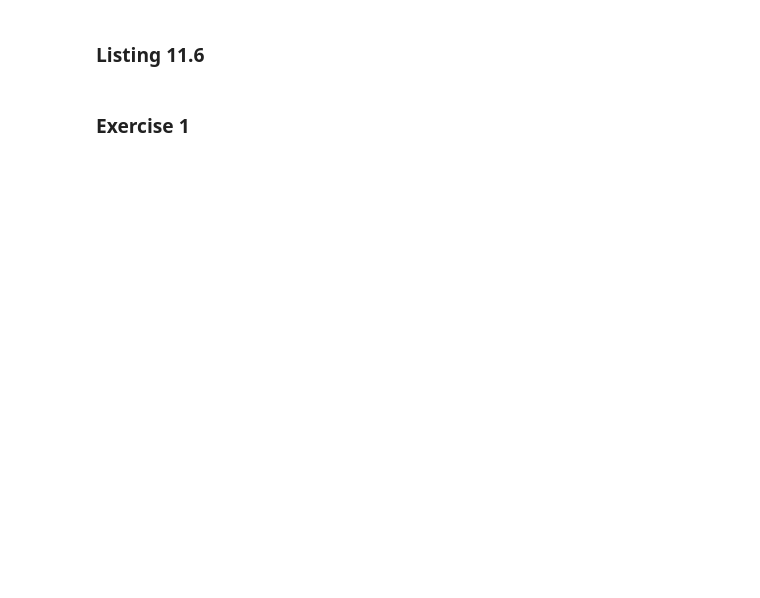
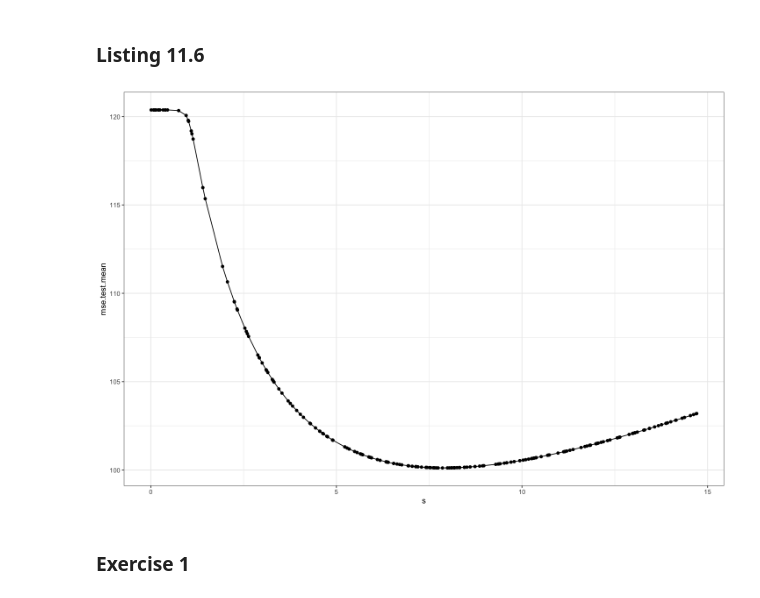
Before and after one commit to brainvat/Hefin-I-Rhys-Machine-Learning-with-R-the-tidyverse-and-mlr, a Jupyter notebook: chapter_11/Chapter 11 - Preventing overfitting with ridge regression LASSO and elastic net.ipynb, the cells around one changed output. Cells and saved outputs as stored; diff of their text form; code cells hidden in the pictures; blank space fills up the shorter version.

```diff
--- a/chapter_11/Chapter 11 - Preventing overfitting with ridge regression LASSO and elastic net.ipynb
+++ b/chapter_11/Chapter 11 - Preventing overfitting with ridge regression LASSO and elastic net.ipynb
@@ -57,12 +102,12 @@ plotFilterValues(filterVals) + theme_bw()
 ### Listing 11.5
 # %%
 ridgeParamSpace <- makeParamSet(
-    nameNumericParam("s", lower = 0, upper = 15))
+    makeNumericParam("s", lower = 0, upper = 15))
 randSearch <- makeTuneControlRandom(maxit = 200)
 cvForTuning <- makeResampleDesc("RepCV", folds = 3, reps = 10)
 
 parallelStartSocket(cpus = detectCores())
-tunedRidgePars <- tuneParmas(ridge, task = iowaTask,
+tunedRidgePars <- tuneParams(ridge, task = iowaTask,
                             resampling = cvForTuning,
                             par.set = ridgeParamSpace,
                             control = randSearch)
@@ -73,8 +139,10 @@ tunedRidgePars
 ### Listing 11.6
 # %%
 ridgeTuningData <- generateHyperParsEffectData(tunedRidgePars)
-plotHyperParsEffect(ridgeTuningData, x = "s", y = "mse.test.mena", plot.type = "line") +
+plotHyperParsEffect(ridgeTuningData, x = "s", y = "mse.test.mean", plot.type = "line") +
     theme_bw()
+# %% [output]
+[figure, added]
 # %% [markdown]
 ### Exercise 1
 # %%
```
Also changed, not shown: parts of 12 cells of this notebook, 1 other file.
